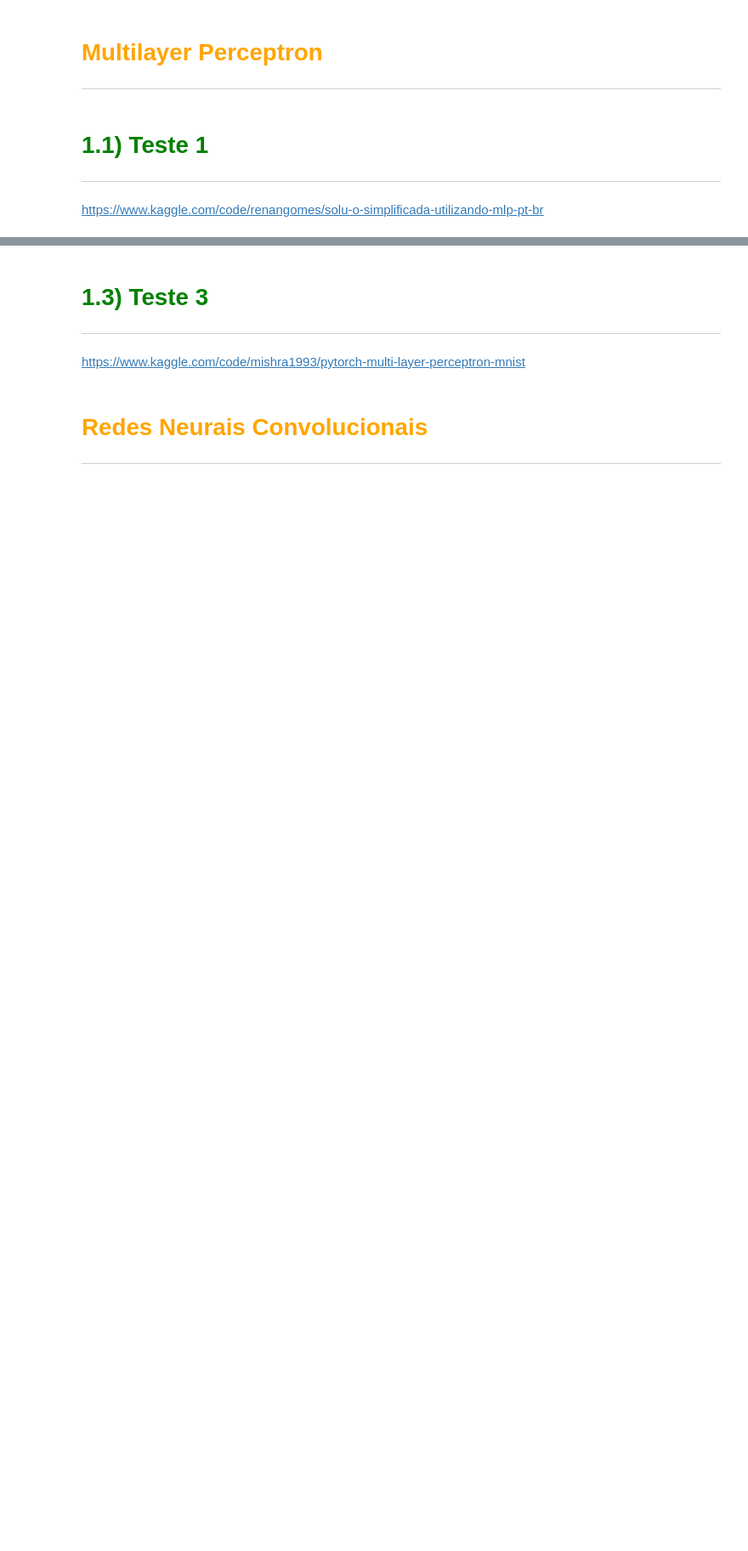
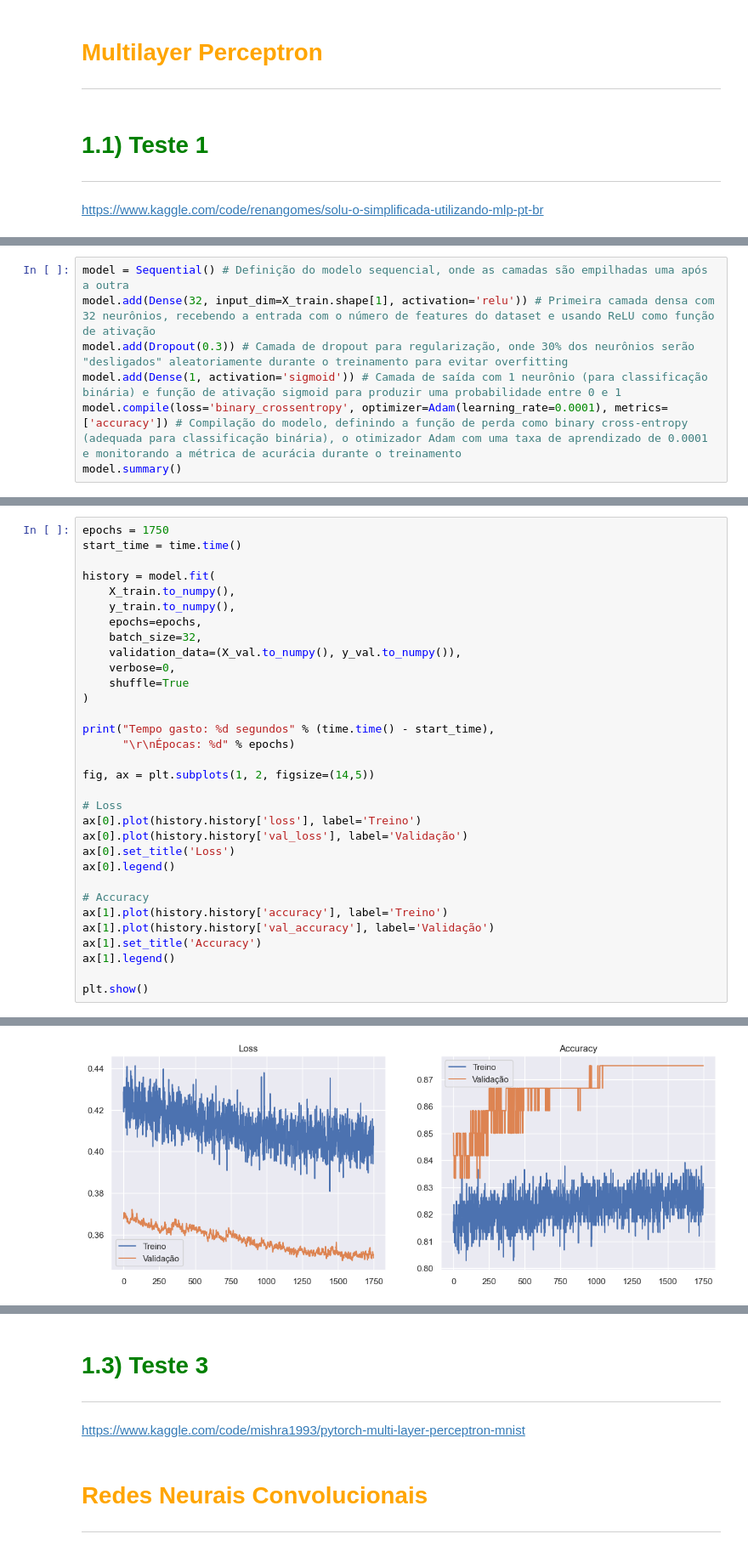
Before and after one commit to leonardovargas10/Pesquisa_Aplicada_Modelagem, a Jupyter notebook: Deep_Learning/01_Deep_Learning.ipynb, the cells around one changed output, grey strips where cells are left out. Shown at 85% size. Drawn from its saved outputs; the diff is of its cells as text; blank space fills up the shorter version.

Commit message:
Modelagem

```diff
--- a/Deep_Learning/01_Deep_Learning.ipynb
+++ b/Deep_Learning/01_Deep_Learning.ipynb
@@ -2871,0 +3018,7 @@ https://www.kaggle.com/code/renangomes/solu-o-simplificada-utilizando-mlp-pt-br
+# %%
+model = Sequential() # Definição do modelo sequencial, onde as camadas são empilhadas uma após a outra
+model.add(Dense(32, input_dim=X_train.shape[1], activation='relu')) # Primeira camada densa com 32 neurônios, recebendo a entrada com o número de features do dataset e usando ReLU como função de ativação
+model.add(Dropout(0.3)) # Camada de dropout para regularização, onde 30% dos neurônios serão "desligados" aleatoriamente durante o treinamento para evitar overfitting
+model.add(Dense(1, activation='sigmoid')) # Camada de saída com 1 neurônio (para classificação binária) e função de ativação sigmoid para produzir uma probabilidade entre 0 e 1
+model.compile(loss='binary_crossentropy', optimizer=Adam(learning_rate=0.0001), metrics=['accuracy']) # Compilação do modelo, definindo a função de perda como binary cross-entropy (adequada para classificação binária), o otimizador Adam com uma taxa de aprendizado de 0.0001 e monitorando a métrica de acurácia durante o treinamento
+model.summary()
@@ -2871,0 +3039,33 @@ https://www.kaggle.com/code/renangomes/solu-o-simplificada-utilizando-mlp-pt-br
+# %%
+epochs = 1750
+start_time = time.time()
+
+history = model.fit(
+    X_train.to_numpy(),
+    y_train.to_numpy(),
+    epochs=epochs,
+    batch_size=32,
+    validation_data=(X_val.to_numpy(), y_val.to_numpy()),
+    verbose=0,
+    shuffle=True
+)
+
+print("Tempo gasto: %d segundos" % (time.time() - start_time),
+      "\r\nÉpocas: %d" % epochs)
+
+fig, ax = plt.subplots(1, 2, figsize=(14,5))
+
+# Loss
+ax[0].plot(history.history['loss'], label='Treino')
+ax[0].plot(history.history['val_loss'], label='Validação')
+ax[0].set_title('Loss')
+ax[0].legend()
+
+# Accuracy
+ax[1].plot(history.history['accuracy'], label='Treino')
+ax[1].plot(history.history['val_accuracy'], label='Validação')
+ax[1].set_title('Accuracy')
+ax[1].legend()
+
+plt.show()
+# %% [output]
@@ -2872 +3074,2 @@ https://www.kaggle.com/code/renangomes/solu-o-simplificada-utilizando-mlp-pt-br
+[figure, added]
 # %% [markdown]
```
Also changed, not shown: parts of 18 cells of this notebook.
